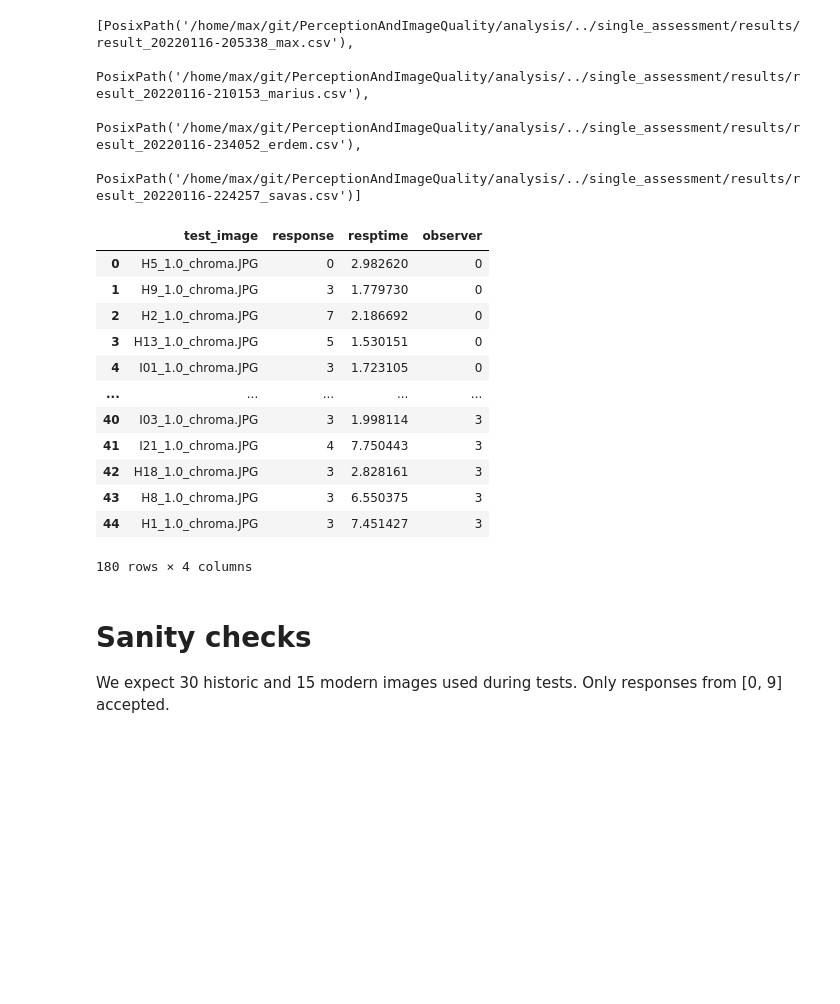
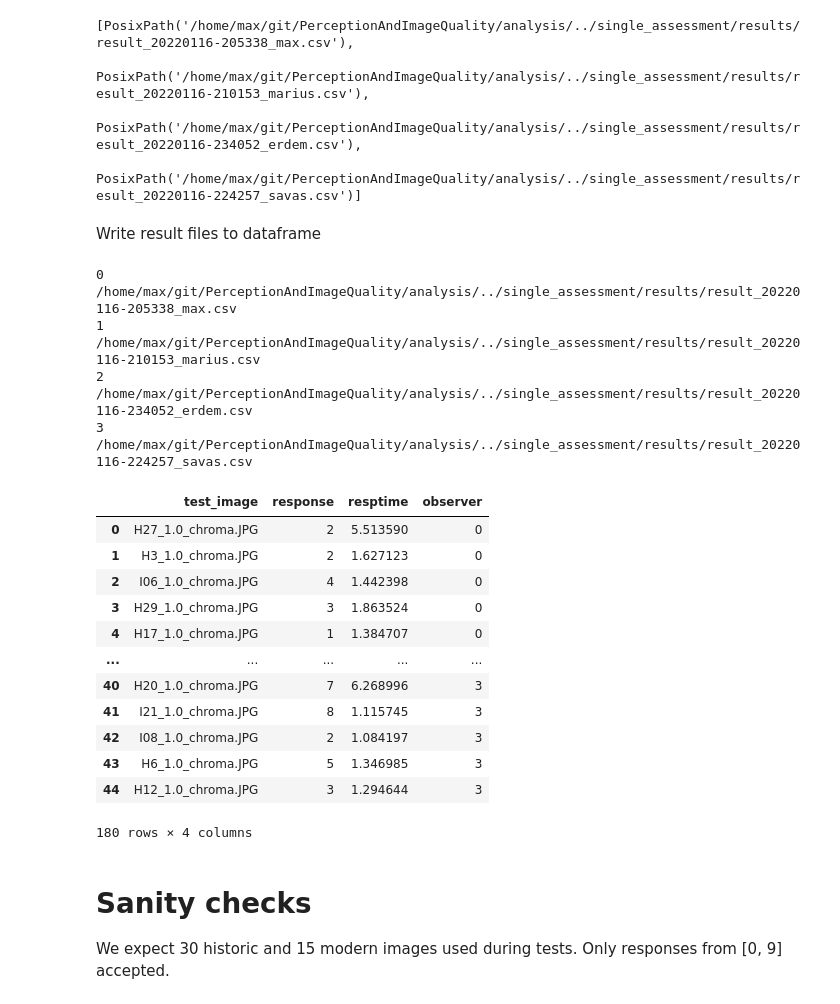
Before and after one commit to Thrrym/PerceptionAndImageQuality, a Jupyter notebook: analysis/analysis.ipynb, the cells around one changed output. Cells and saved outputs as stored; diff of their text form; code cells hidden in the pictures; blank space fills up the shorter version.

Commit message:
Clean up. Historic and modern dataframes.

```diff
--- a/analysis/analysis.ipynb
+++ b/analysis/analysis.ipynb
@@ -26,41 +26,32 @@ single_result_files_paths
  PosixPath('/home/max/git/PerceptionAndImageQuality/analysis/../single_assessment/results/result_20220116-210153_marius.csv'),
  PosixPath('/home/max/git/PerceptionAndImageQuality/analysis/../single_assessment/results/result_20220116-234052_erdem.csv'),
  PosixPath('/home/max/git/PerceptionAndImageQuality/analysis/../single_assessment/results/result_20220116-224257_savas.csv')]
+# %% [markdown]
+Write result files to dataframe
 # %%
-# we read the data
-file = single_result_files_paths.pop()
-df = pd.read_csv(file)
-observer_num = 0
-df['observer'] = observer_num
-observer_num += 1
+df = pd.DataFrame()
+for index, path in enumerate(single_result_files_paths):
+    print(index, path)
+    df_tmp = pd.read_csv(path)
+    df_tmp['observer'] = index
+    df = pd.concat((df, df_tmp))
 
-for path in single_result_files_paths:
-    df_tmp = pd.read_csv(path)
-    df_tmp['observer'] = observer_num
-    df = pd.concat((df, df_tmp))
-    observer_num += 1
-
-#for file in single_result_files_paths:
-
-# if we have more observers we could read their files, assign the column observer
-# with their name, and concatenate the DataFrames with pd.concat(). Example:
-#df1 = pd.read_csv('Person1.csv')
-#df1['observer'] = 'Person1'      # creates a new column called 'observer'
-#df2 = pd.read_csv('Person2.csv') # reads second file
-#df2['observer'] = 'Person2'
-#df = pd.concat((df, df2))        # concatenates both dataframes in one
 df
 # %% [output]
+0 /home/max/git/PerceptionAndImageQuality/analysis/../single_assessment/results/result_20220116-205338_max.csv
+1 /home/max/git/PerceptionAndImageQuality/analysis/../single_assessment/results/result_20220116-210153_marius.csv
+2 /home/max/git/PerceptionAndImageQuality/analysis/../single_assessment/results/result_20220116-234052_erdem.csv
+3 /home/max/git/PerceptionAndImageQuality/analysis/../single_assessment/results/result_20220116-224257_savas.csv
 |  | test_image | response | resptime | observer |
-| 0 | H5_1.0_chroma.JPG | 0 | 2.982620 | 0 |
-| 1 | H9_1.0_chroma.JPG | 3 | 1.779730 | 0 |
-| 2 | H2_1.0_chroma.JPG | 7 | 2.186692 | 0 |
-| 3 | H13_1.0_chroma.JPG | 5 | 1.530151 | 0 |
-| 4 | I01_1.0_chroma.JPG | 3 | 1.723105 | 0 |
+| 0 | H27_1.0_chroma.JPG | 2 | 5.513590 | 0 |
+| 1 | H3_1.0_chroma.JPG | 2 | 1.627123 | 0 |
+| 2 | I06_1.0_chroma.JPG | 4 | 1.442398 | 0 |
+| 3 | H29_1.0_chroma.JPG | 3 | 1.863524 | 0 |
+| 4 | H17_1.0_chroma.JPG | 1 | 1.384707 | 0 |
 | ... | ... | ... | ... | ... |
-| 40 | I03_1.0_chroma.JPG | 3 | 1.998114 | 3 |
-| 41 | I21_1.0_chroma.JPG | 4 | 7.750443 | 3 |
-| 42 | H18_1.0_chroma.JPG | 3 | 2.828161 | 3 |
-| 43 | H8_1.0_chroma.JPG | 3 | 6.550375 | 3 |
-| 44 | H1_1.0_chroma.JPG | 3 | 7.451427 | 3 |
+| 40 | H20_1.0_chroma.JPG | 7 | 6.268996 | 3 |
+| 41 | I21_1.0_chroma.JPG | 8 | 1.115745 | 3 |
+| 42 | I08_1.0_chroma.JPG | 2 | 1.084197 | 3 |
+| 43 | H6_1.0_chroma.JPG | 5 | 1.346985 | 3 |
+| 44 | H12_1.0_chroma.JPG | 3 | 1.294644 | 3 |
-180 rows × 4 columns
+180 rows × 4 columns
```
Also changed, not shown: parts of 3 cells of this notebook.
